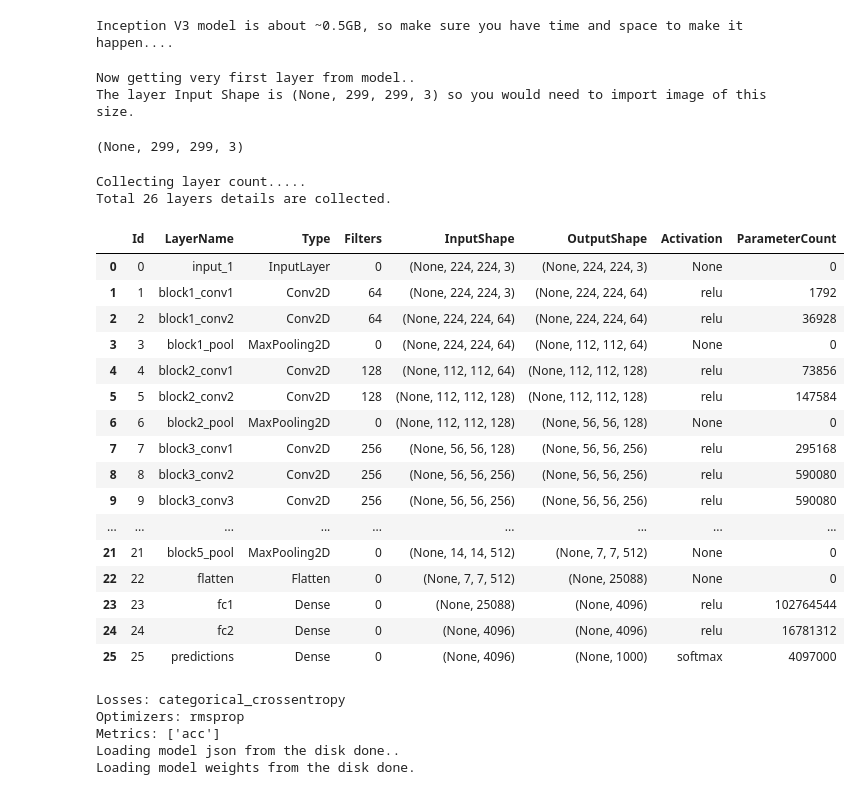
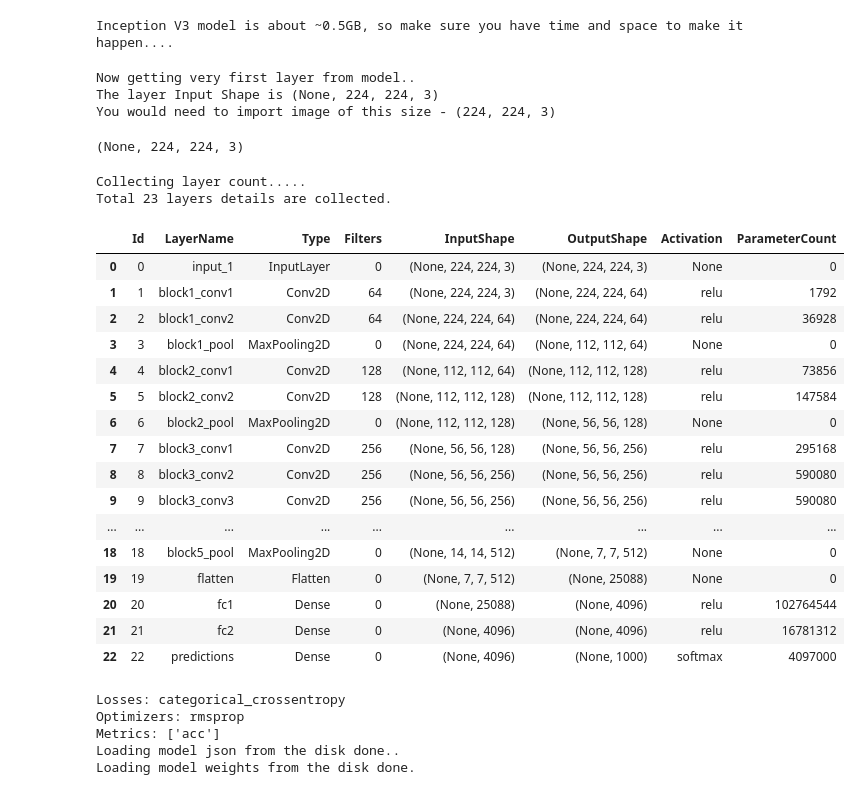
Before and after one commit to Avkash/deeputil, a Jupyter notebook: examples/notebooks/Detailed_Image_Classification_Demo.ipynb, the cells around one changed output. Cells and saved outputs as stored; diff of their text form; code cells hidden in the pictures.

```diff
--- a/examples/notebooks/Detailed_Image_Classification_Demo.ipynb
+++ b/examples/notebooks/Detailed_Image_Classification_Demo.ipynb
@@ -28,33 +29,34 @@ Iv3 = ModelsMaster.get_inceptionV3_model()
 # %% [output]
 Inception V3 model is about ~0.5GB, so make sure you have time and space to make it happen....
 # %%
-KerasModelHelper.get_model_input_image_shape_info(Iv3)
+KerasModelHelper.get_model_input_image_shape_info(v16)
 # %% [output]
 Now getting very first layer from model..
-The layer Input Shape is (None, 299, 299, 3) so you would need to import image of this size.
+The layer Input Shape is (None, 224, 224, 3)
+You would need to import image of this size - (224, 224, 3)
-(None, 299, 299, 3)
+(None, 224, 224, 3)
 # %%
-KerasModelHelper.get_model_layers_details_all(model)
+KerasModelHelper.get_model_layers_details_all(v16)
 # %% [output]
 Collecting layer count.....
-Total 26 layers details are collected.
+Total 23 layers details are collected.
 |  | Id | LayerName | Type | Filters | InputShape | OutputShape | Activation | ParameterCount |
 | 0 | 0 | input_1 | InputLayer | 0 | (None, 224, 224, 3) | (None, 224, 224, 3) | None | 0 |
 | 1 | 1 | block1_conv1 | Conv2D | 64 | (None, 224, 224, 3) | (None, 224, 224, 64) | relu | 1792 |
 | 2 | 2 | block1_conv2 | Conv2D | 64 | (None, 224, 224, 64) | (None, 224, 224, 64) | relu | 36928 |
 | 3 | 3 | block1_pool | MaxPooling2D | 0 | (None, 224, 224, 64) | (None, 112, 112, 64) | None | 0 |
 | 4 | 4 | block2_conv1 | Conv2D | 128 | (None, 112, 112, 64) | (None, 112, 112, 128) | relu | 73856 |
 | 5 | 5 | block2_conv2 | Conv2D | 128 | (None, 112, 112, 128) | (None, 112, 112, 128) | relu | 147584 |
 | 6 | 6 | block2_pool | MaxPooling2D | 0 | (None, 112, 112, 128) | (None, 56, 56, 128) | None | 0 |
 | 7 | 7 | block3_conv1 | Conv2D | 256 | (None, 56, 56, 128) | (None, 56, 56, 256) | relu | 295168 |
 | 8 | 8 | block3_conv2 | Conv2D | 256 | (None, 56, 56, 256) | (None, 56, 56, 256) | relu | 590080 |
 | 9 | 9 | block3_conv3 | Conv2D | 256 | (None, 56, 56, 256) | (None, 56, 56, 256) | relu | 590080 |
 | ... | ... | ... | ... | ... | ... | ... | ... | ... |
-| 21 | 21 | block5_pool | MaxPooling2D | 0 | (None, 14, 14, 512) | (None, 7, 7, 512) | None | 0 |
-| 22 | 22 | flatten | Flatten | 0 | (None, 7, 7, 512) | (None, 25088) | None | 0 |
-| 23 | 23 | fc1 | Dense | 0 | (None, 25088) | (None, 4096) | relu | 102764544 |
-| 24 | 24 | fc2 | Dense | 0 | (None, 4096) | (None, 4096) | relu | 16781312 |
-| 25 | 25 | predictions | Dense | 0 | (None, 4096) | (None, 1000) | softmax | 4097000 |
+| 18 | 18 | block5_pool | MaxPooling2D | 0 | (None, 14, 14, 512) | (None, 7, 7, 512) | None | 0 |
+| 19 | 19 | flatten | Flatten | 0 | (None, 7, 7, 512) | (None, 25088) | None | 0 |
+| 20 | 20 | fc1 | Dense | 0 | (None, 25088) | (None, 4096) | relu | 102764544 |
+| 21 | 21 | fc2 | Dense | 0 | (None, 4096) | (None, 4096) | relu | 16781312 |
+| 22 | 22 | predictions | Dense | 0 | (None, 4096) | (None, 1000) | softmax | 4097000 |
 # %%
 from deeputil.modelassist import ImportExport
 # %%
```
Also changed, not shown: parts of 9 cells of this notebook, 7 other files.
